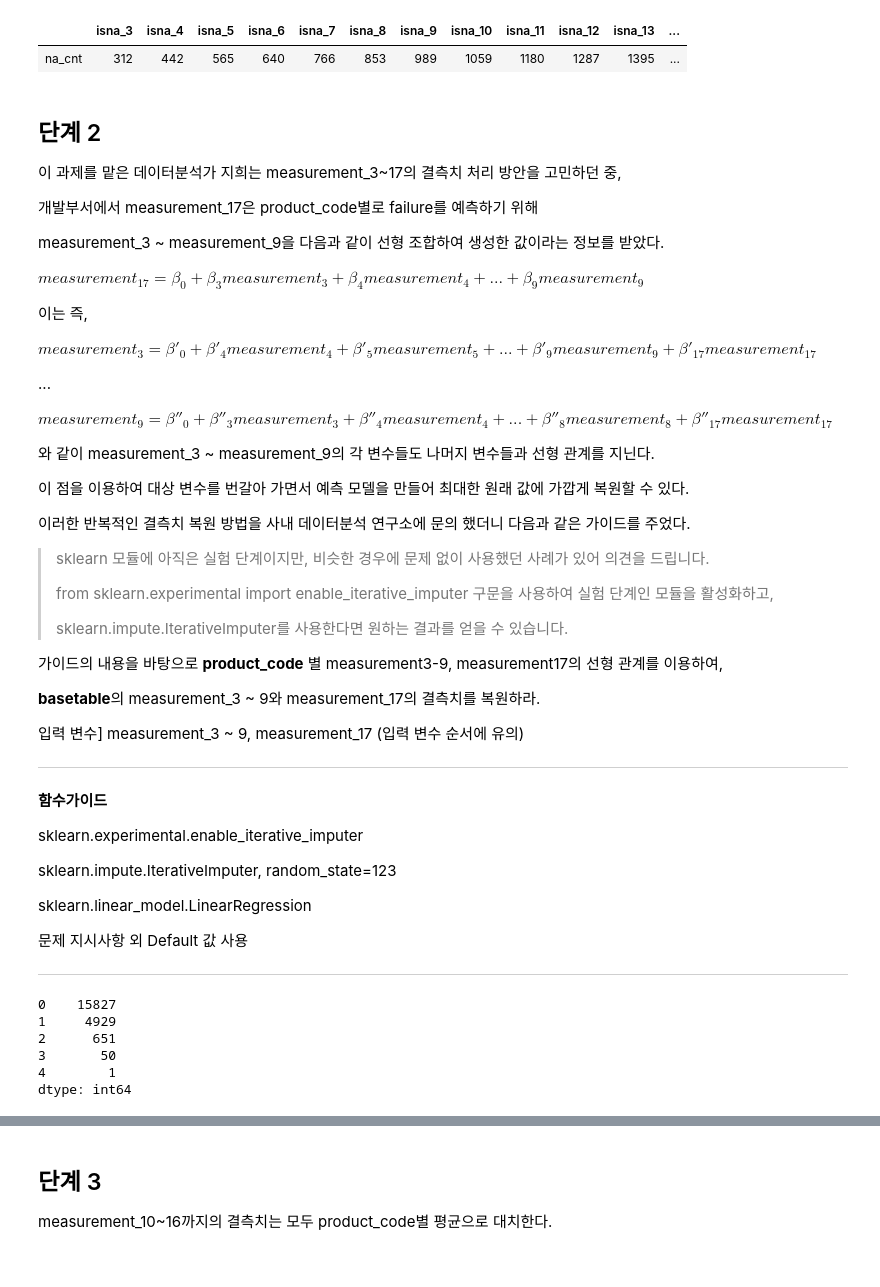
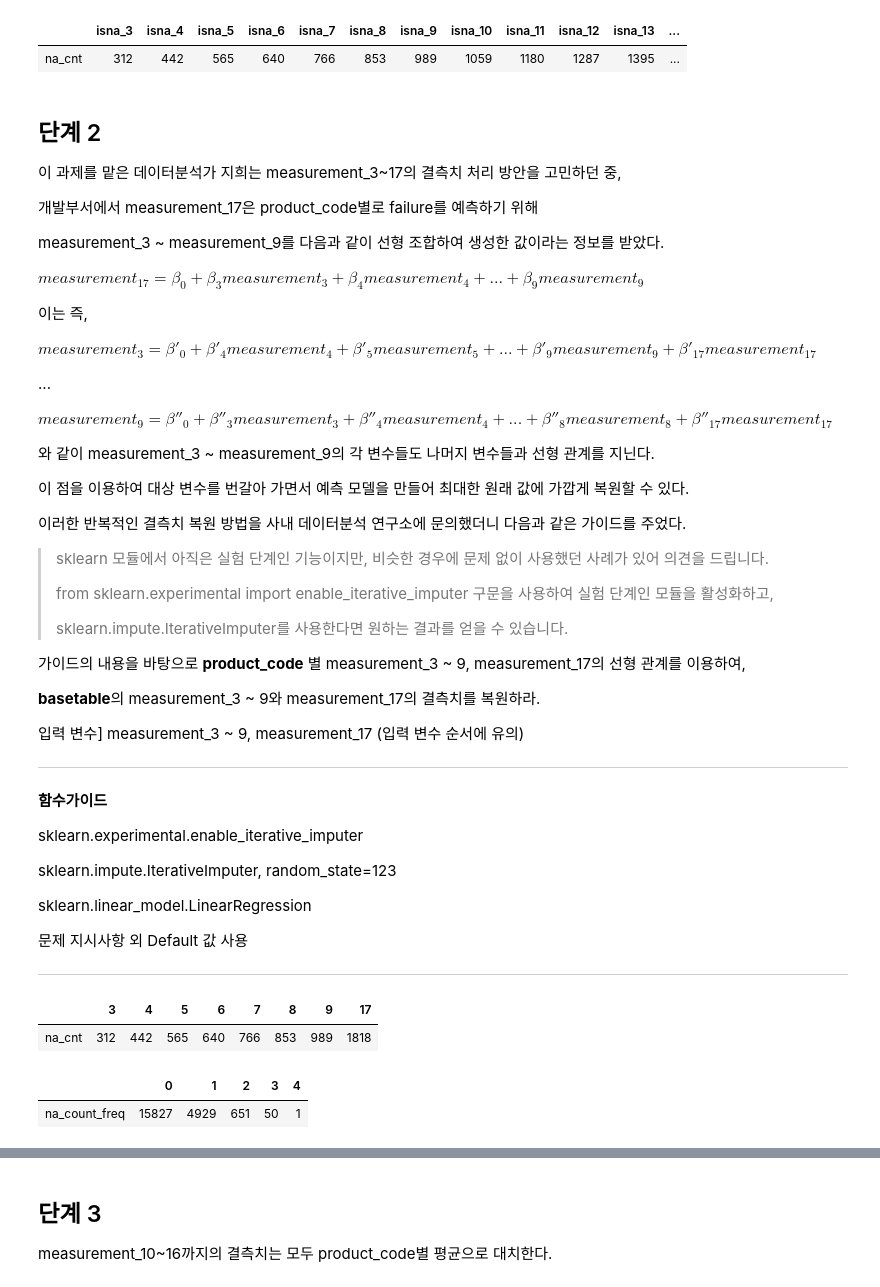
Before and after one commit to sunkusun9/DS_lv3_2611, a Jupyter notebook: sec_ds_lv3_prob1_prob.ipynb, the cells around one changed output, grey strips where cells are left out. Drawn from its saved outputs; the diff is of its cells as text; code cells hidden in the pictures.

```diff
--- a/sec_ds_lv3_prob1_prob.ipynb
+++ b/sec_ds_lv3_prob1_prob.ipynb
@@ -163,7 +169,7 @@ df_na.sum().rename('na_cnt').to_frame().T
 
 개발부서에서 measurement_17은 product_code별로 failure를 예측하기 위해
 
-measurement_3 ~ measurement_9을 다음과 같이 선형 조합하여 생성한 값이라는 정보를 받았다.
+measurement_3 ~ measurement_9를 다음과 같이 선형 조합하여 생성한 값이라는 정보를 받았다.
 
 $measurement_{17}= \beta_{0} + \beta_{3}measurement_{3}+\beta_{4}measurement_{4}+...+\beta_{9}measurement_{9}$
 
@@ -179,15 +185,15 @@ $measurement_{9}= \beta''_{0} + \beta''_{3}measurement_{3}+\beta''_{4}measuremen
 
 이 점을 이용하여 대상 변수를 번갈아 가면서 예측 모델을 만들어 최대한 원래 값에 가깝게 복원할 수 있다.
 
-이러한 반복적인 결측치 복원 방법을 사내 데이터분석 연구소에 문의 했더니 다음과 같은 가이드를 주었다.
+이러한 반복적인 결측치 복원 방법을 사내 데이터분석 연구소에 문의했더니 다음과 같은 가이드를 주었다.
 
-> sklearn 모듈에 아직은 실험 단계이지만, 비슷한 경우에 문제 없이 사용했던 사례가 있어 의견을 드립니다.
+> sklearn 모듈에서 아직은 실험 단계인 기능이지만, 비슷한 경우에 문제 없이 사용했던 사례가 있어 의견을 드립니다.
 >
 > from sklearn.experimental import enable_iterative_imputer 구문을 사용하여 실험 단계인 모듈을 활성화하고,
 >
 > sklearn.impute.IterativeImputer를 사용한다면 원하는 결과를 얻을 수 있습니다.
 
-가이드의 내용을 바탕으로 **product_code** 별 measurement3-9, measurement17의 선형 관계를 이용하여,
+가이드의 내용을 바탕으로 **product_code** 별 measurement_3 ~ 9, measurement_17의 선형 관계를 이용하여,
 
 **basetable**의 measurement_3 ~ 9와 measurement_17의 결측치를 복원하라.
 
@@ -207,15 +213,23 @@ sklearn.linear_model.LinearRegression
 
 ---
 # %%
+# 이 변수들에서 행별 결측의 수에 대한 빈도를 구합니다.
+# 한 행에 결측값이 여러 개인 관측이 있어, 하나의 회귀 모델만으로는 모든 결측을 처리할 수 없습니다.
+# IterativeImputer는 처음에 지정한 방법(default: 평균)으로 결측을 채워 넣고,
+# 각 변수를 번갈아 가며 대상 변수로 지정하고, 지정한 모델로 예측값을 만들어 결측이었던 값을 업데이트하는 과정을
+# 반복하여 모델이 나타내는 관계에 가깝게 결측치를 처리합니다.
 X_imp = ['measurement_{}'.format(i) for i in range(3, 10)] + ['measurement_17']
-df_basetable[X_imp].isna().sum(axis=1).value_counts()
+display(
+    df_basetable[X_imp].isna().sum().rename('na_cnt').to_frame().T.rename(
+        columns = lambda x: x.split('_')[-1]
+    )
+)
+df_basetable[X_imp].isna().sum(axis=1).value_counts().rename('na_count_freq').to_frame().T
 # %% [output]
-0    15827
-1     4929
-2      651
-3       50
-4        1
-dtype: int64
+|  | 3 | 4 | 5 | 6 | 7 | 8 | 9 | 17 |
+| na_cnt | 312 | 442 | 565 | 640 | 766 | 853 | 989 | 1818 |
+|  | 0 | 1 | 2 | 3 | 4 |
+| na_count_freq | 15827 | 4929 | 651 | 50 | 1 |
 # %%
 # 방법1: 반복문
 from sklearn.experimental import enable_iterative_imputer
```
Also changed, not shown: parts of 161 cells of this notebook.
